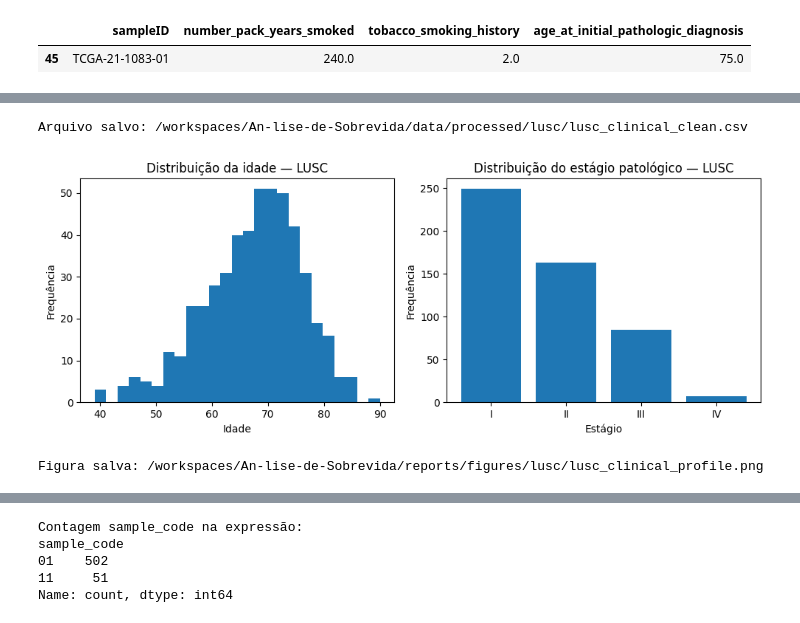
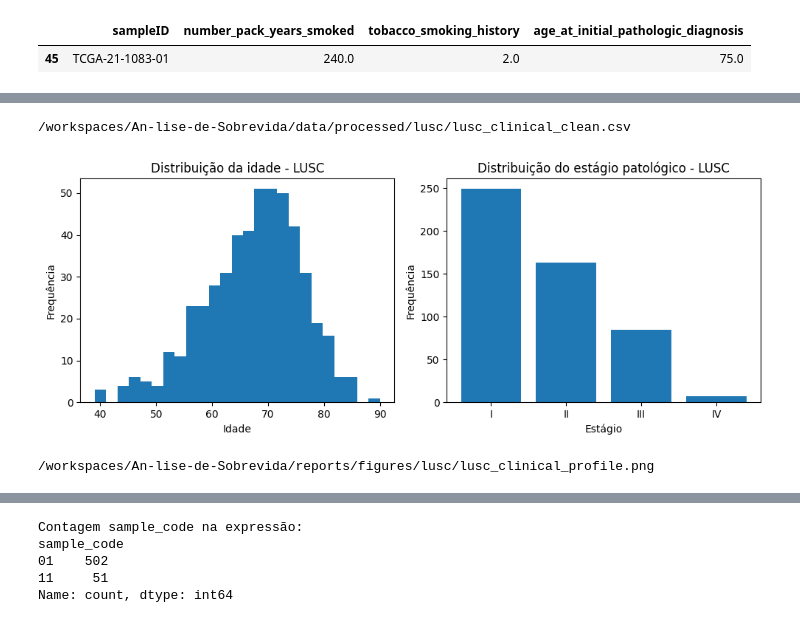
Before and after one commit to anacgr05/An-lise-de-Sobrevida, a Jupyter notebook: notebooks/02_tratamento_lusc.ipynb, the cells around one changed output, grey strips where cells are left out. Cells and saved outputs as stored; diff of their text form; code cells hidden in the pictures.

```diff
--- a/notebooks/02_tratamento_lusc.ipynb
+++ b/notebooks/02_tratamento_lusc.ipynb
@@ -384,9 +303,6 @@ Atenção:
 # %%
-print("LUSC — CLINICAL")
-print()
-
 lusc_clin = (
-    pd.read_csv(FILES["clin"], sep="\t", index_col=0)
+    pd.read_csv(files["clin"], sep="\t", index_col=0)
     .reset_index()
     .rename(columns={"index": "sample_id"})
 )
@@ -394,5 +310,5 @@ lusc_clin = (
 print("Tamanho:", lusc_clin.shape)
 print("Primeiras colunas:", list(lusc_clin.columns[:30]))
 
-display(lusc_clin.head())
+lusc_clin.head()
 # %% [output]
@@ -557,18 +456,11 @@ Removidos por vital_status ausente: 2
 Linhas restantes: 504
 # %%
 def padronizar_estagio(valor):
-    """
-    Padroniza o estágio em I, II, III, IV ou Unknown.
-    Importante: precisa testar IV antes de I.
-    """
     if pd.isna(valor):
         return "Unknown"
-
     valor = str(valor).upper().strip()
-
     if "NOT" in valor or "UNKNOWN" in valor or valor == "":
         return "Unknown"
-
     if "IV" in valor:
         return "IV"
     if "III" in valor:
@@ -577,16 +469,13 @@ def padronizar_estagio(valor):
         return "II"
     if "I" in valor:
         return "I"
-
     return "Unknown"
 
 
 def padronizar_t(valor):
     if pd.isna(valor):
         return "TX"
-
     valor = str(valor).upper().strip()
-
     if "T4" in valor:
         return "T4"
     if "T3" in valor:
@@ -597,16 +486,13 @@ def padronizar_t(valor):
         return "T1"
     if "T0" in valor:
         return "T0"
-
     return "TX"
 
 
 def padronizar_n(valor):
     if pd.isna(valor):
         return "NX"
-
     valor = str(valor).upper().strip()
-
     if "N3" in valor:
         return "N3"
     if "N2" in valor:
@@ -615,20 +501,16 @@ def padronizar_n(valor):
         return "N1"
     if "N0" in valor:
         return "N0"
-
     return "NX"
 
 
 def padronizar_m(valor):
     if pd.isna(valor):
         return "MX"
-
     valor = str(valor).upper().strip()
-
     if "M1" in valor:
         return "M1"
     if "M0" in valor:
         return "M0"
-
     return "MX"
 # %%
@@ -855,45 +718,45 @@ Total de nulos: 70
 # %%
 lusc_clin_final.reset_index().to_csv(
-    PROCESSED_DIR / "lusc_clinical_clean.csv",
+    processed_dir / "lusc_clinical_clean.csv",
     index=False,
     sep=";",
     encoding="utf-8-sig"
 )
 
-print("Arquivo salvo:", PROCESSED_DIR / "lusc_clinical_clean.csv")
+print(processed_dir / "lusc_clinical_clean.csv")
 # %% [output]
-Arquivo salvo: /workspaces/An-lise-de-Sobrevida/data/processed/lusc/lusc_clinical_clean.csv
+/workspaces/An-lise-de-Sobrevida/data/processed/lusc/lusc_clinical_clean.csv
 # %%
 fig, axes = plt.subplots(1, 2, figsize=(10, 4))
 
 # Idade
 axes[0].hist(lusc_clin_sel["age_at_initial_pathologic_diagnosis"].dropna(), bins=25)
-axes[0].set_title("Distribuição da idade — LUSC")
+axes[0].set_title("Distribuição da idade - LUSC")
 axes[0].set_xlabel("Idade")
 axes[0].set_ylabel("Frequência")
 
 # Estágio
 ordem_estagios = ["I", "II", "III", "IV", "Unknown"]
 stage_counts = lusc_clin_sel["pathologic_stage_group"].value_counts().reindex(ordem_estagios)
 
 axes[1].bar(stage_counts.index.astype(str), stage_counts.values)
-axes[1].set_title("Distribuição do estágio patológico — LUSC")
+axes[1].set_title("Distribuição do estágio patológico - LUSC")
 axes[1].set_xlabel("Estágio")
 axes[1].set_ylabel("Frequência")
 
 fig.tight_layout()
 
 fig.savefig(
-    FIGURES_DIR / "lusc_clinical_profile.png",
+    figures_dir / "lusc_clinical_profile.png",
     dpi=300,
     bbox_inches="tight"
 )
 
 plt.show()
 
-print("Figura salva:", FIGURES_DIR / "lusc_clinical_profile.png")
+print( figures_dir / "lusc_clinical_profile.png")
 # %% [output]
-[figure, old version]
+[figure, new version]
-Figura salva: /workspaces/An-lise-de-Sobrevida/reports/figures/lusc/lusc_clinical_profile.png
+/workspaces/An-lise-de-Sobrevida/reports/figures/lusc/lusc_clinical_profile.png
 # %% [markdown]
 ## 3. Tratamento da matriz de expressão gênica
```
Also changed, not shown: parts of 53 cells of this notebook, 15 other files.
